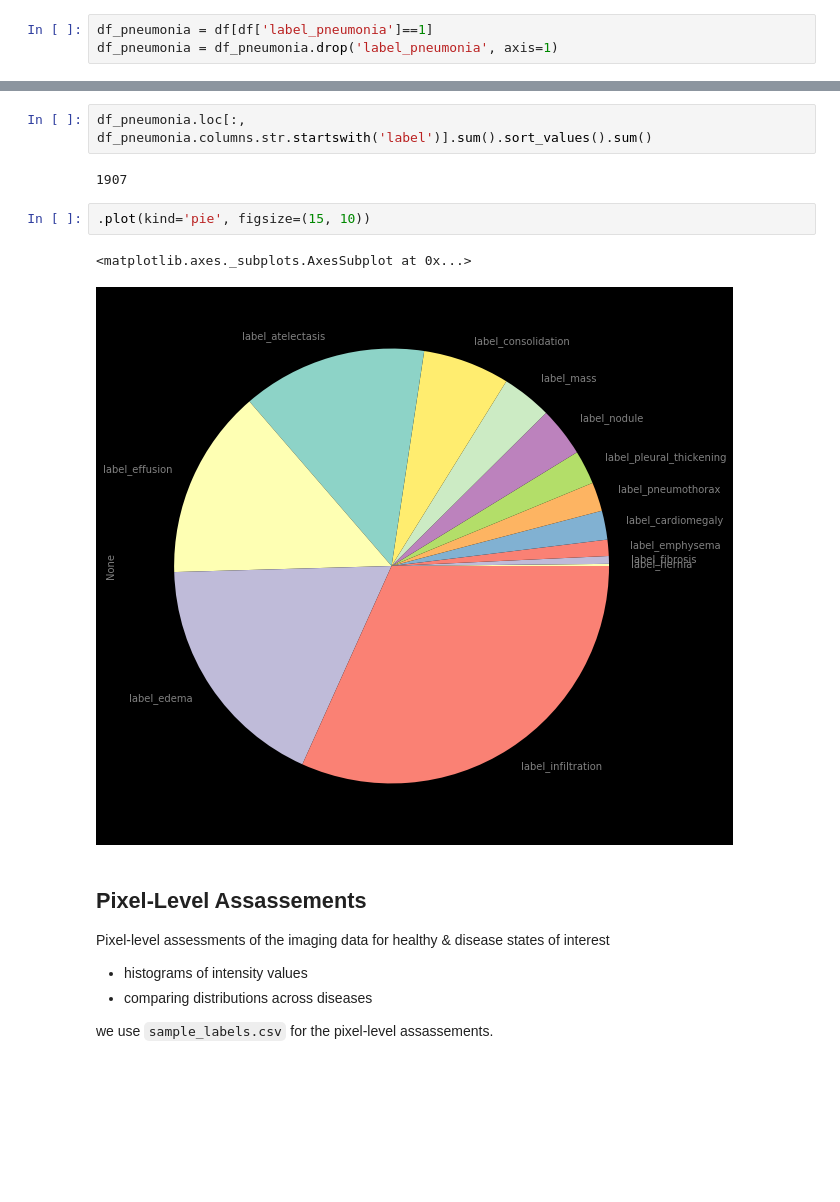
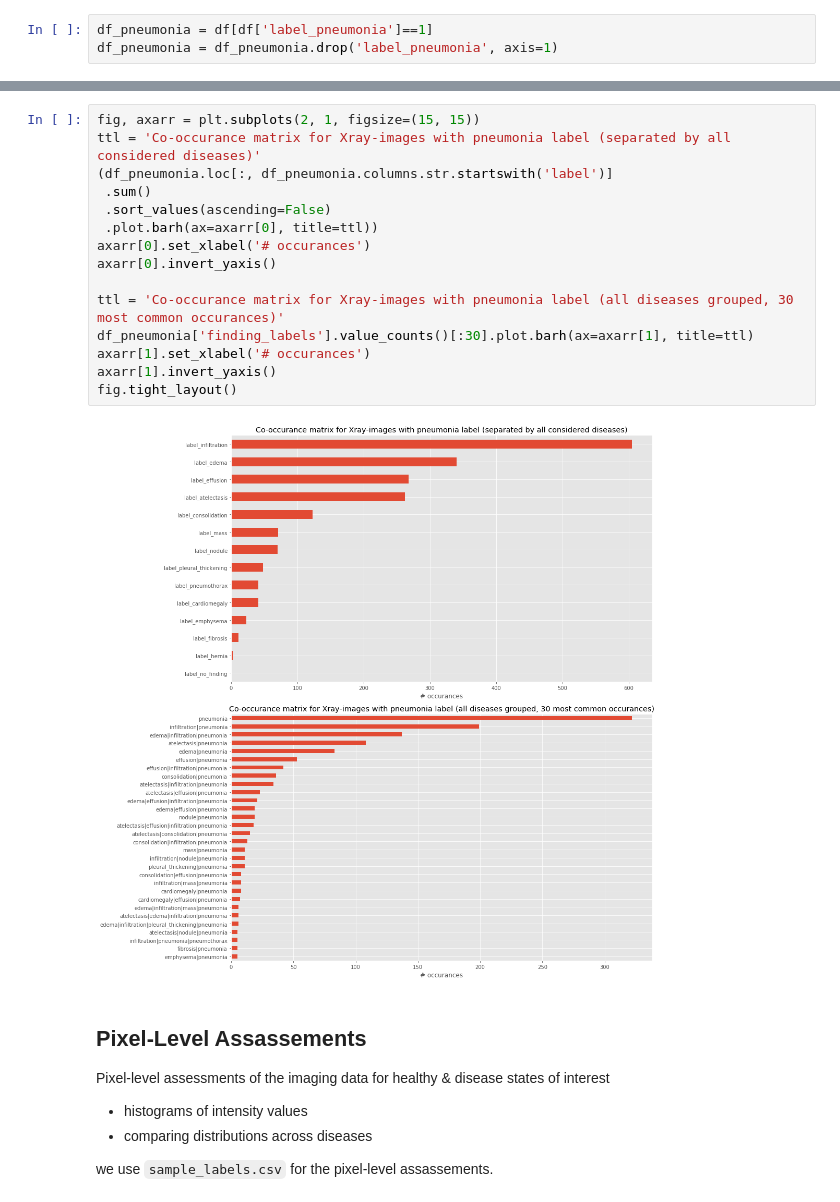
Before and after one commit to phthaloc/AIHCND_C2_Starter, a Jupyter notebook: EDA.ipynb, the cells around one changed output, grey strips where cells are left out. Cells and saved outputs as stored; diff of their text form; blank space fills up the shorter version.

```diff
--- a/EDA.ipynb
+++ b/EDA.ipynb
@@ -545,12 +554,20 @@ title = '# '
-# %%
-df_pneumonia.loc[:, df_pneumonia.columns.str.startswith('label')].sum().sort_values().sum()
-# %% [output]
-1907
-# %%
-.plot(kind='pie', figsize=(15, 10))
-# %% [output]
-<matplotlib.axes._subplots.AxesSubplot at 0x...>
-[figure, removed]
+# %%
+fig, axarr = plt.subplots(2, 1, figsize=(15, 15))
+ttl = 'Co-occurance matrix for Xray-images with pneumonia label (separated by all considered diseases)'
+(df_pneumonia.loc[:, df_pneumonia.columns.str.startswith('label')]
+ .sum()
+ .sort_values(ascending=False)
+ .plot.barh(ax=axarr[0], title=ttl))
+axarr[0].set_xlabel('# occurances')
+axarr[0].invert_yaxis()
+
+ttl = 'Co-occurance matrix for Xray-images with pneumonia label (all diseases grouped, 30 most common occurances)'
+df_pneumonia['finding_labels'].value_counts()[:30].plot.barh(ax=axarr[1], title=ttl)
+axarr[1].set_xlabel('# occurances')
+axarr[1].invert_yaxis()
+fig.tight_layout()
+# %% [output]
+[figure, added]
 # %% [markdown]
 ## Pixel-Level Assassements
 Pixel-level assessments of the imaging data for healthy & disease states of interest
```
Also changed, not shown: parts of 19 cells of this notebook.
